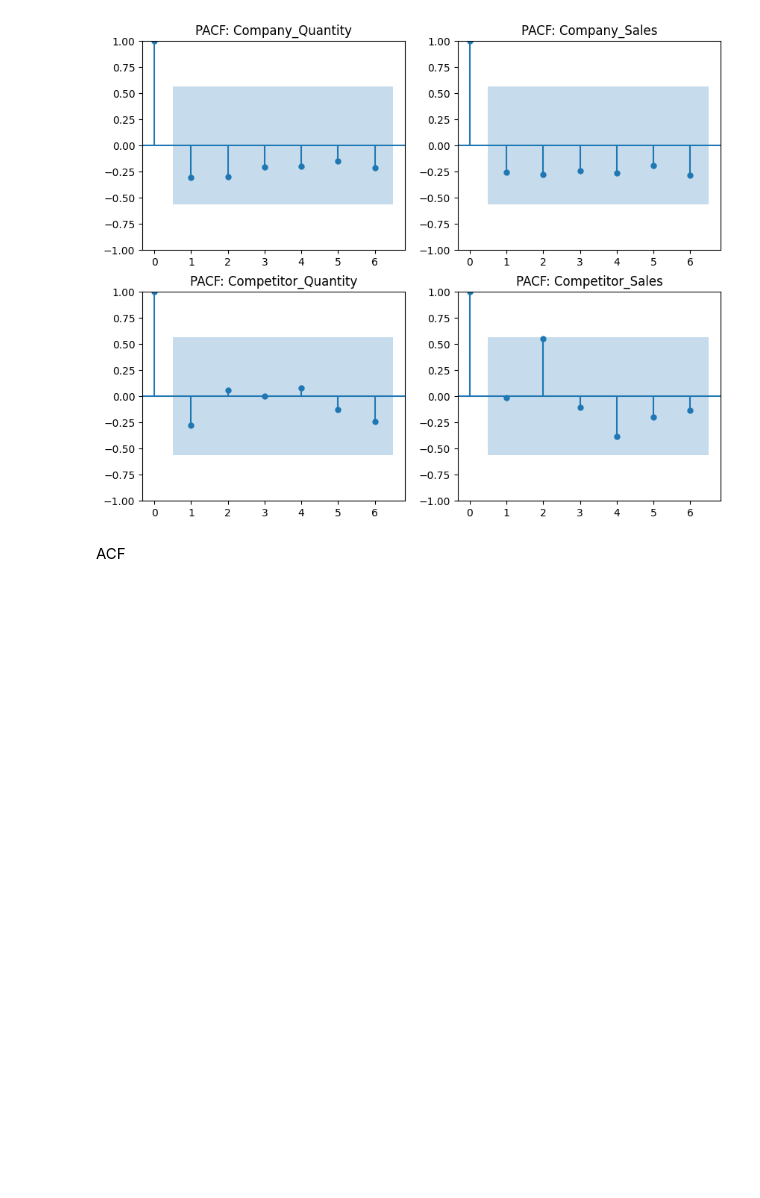
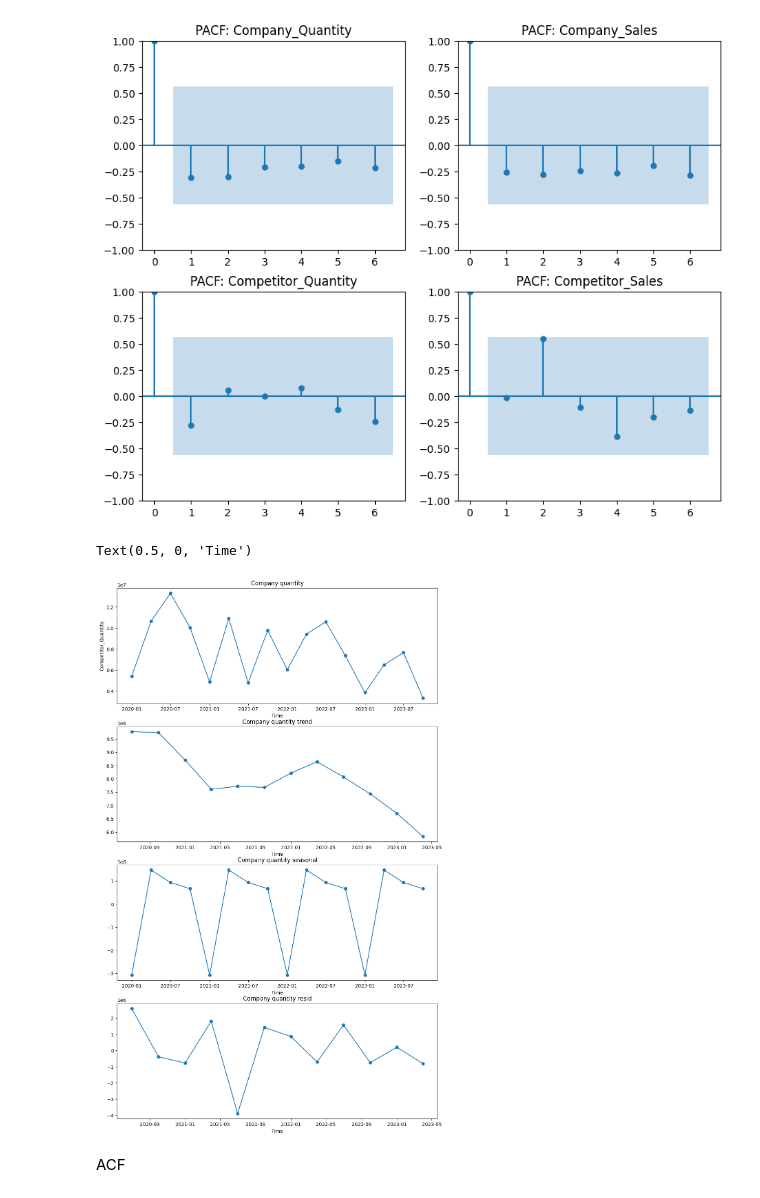
Before and after one commit to thainq1402/ATS, a Jupyter notebook: Teamwork/EDA_data.ipynb, the cells around one changed output. Cells and saved outputs as stored; diff of their text form; code cells hidden in the pictures; blank space fills up the shorter version.

```diff
--- a/Teamwork/EDA_data.ipynb
+++ b/Teamwork/EDA_data.ipynb
@@ -621,6 +618,33 @@ plot_pacf(data_cleaned['Competitor_Sales'], lags=6, ax=ax[1][1], title='PACF: Co
 plt.show()
 # %% [output]
 [figure]
+# %%
+fig,ax = plt.subplots(4,1,figsize = (12,20))
+quantity_decompose = seasonal_decompose(data['Competitor_Quantity'],model='addictive',period=4)
+
+#Company Quantity
+ax[0].plot(data['Competitor_Quantity'],marker ='o',label ='Competitor_Quantity')
+ax[0].set_title('Company quantity')
+ax[0].set_xlabel('Time')
+ax[0].set_ylabel('Competitor_Quantity')
+
+#Quantity trend
+ax[1].plot(quantity_decompose.trend,marker ='o',label ='Trend')
+ax[1].set_title('Company quantity trend')
+ax[1].set_xlabel('Time')
+
+#Quantity seasonal
+ax[2].plot(quantity_decompose.seasonal,marker ='o',label ='seasonal')
+ax[2].set_title('Company quantity seasonal')
+ax[2].set_xlabel('Time')
+
+#Quantity residual
+ax[3].plot(quantity_decompose.resid,marker ='o',label ='resid')
+ax[3].set_title('Company quantity resid')
+ax[3].set_xlabel('Time')
+# %% [output]
+Text(0.5, 0, 'Time')
+[figure, added]
 # %% [markdown]
 ACF
 # %%
```
Also changed, not shown: parts of 2 cells of this notebook, 15 other files.
